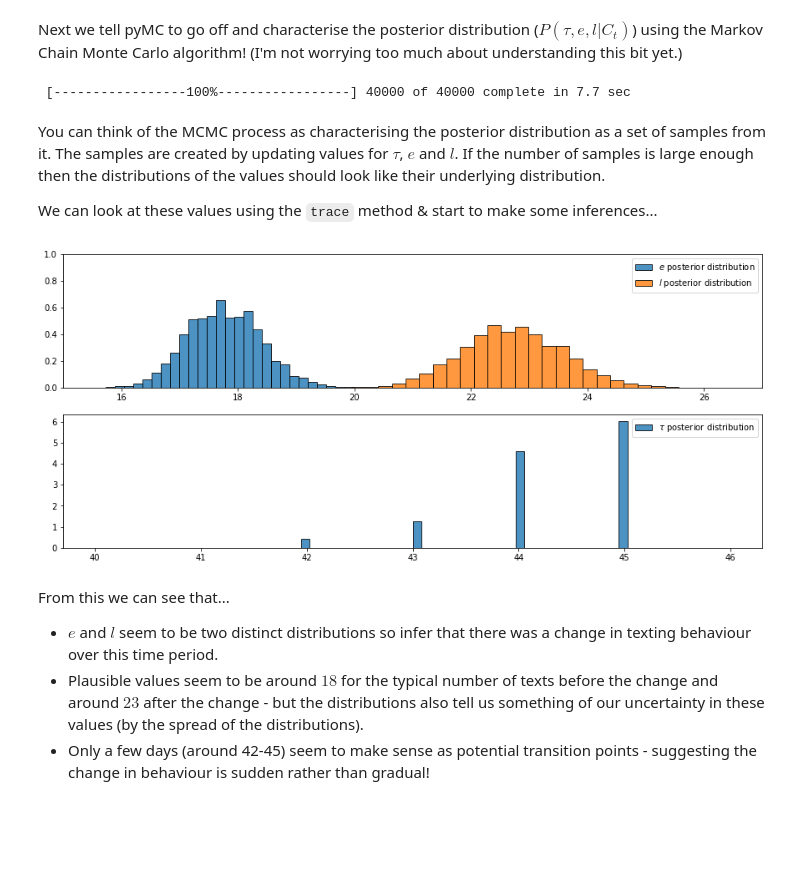
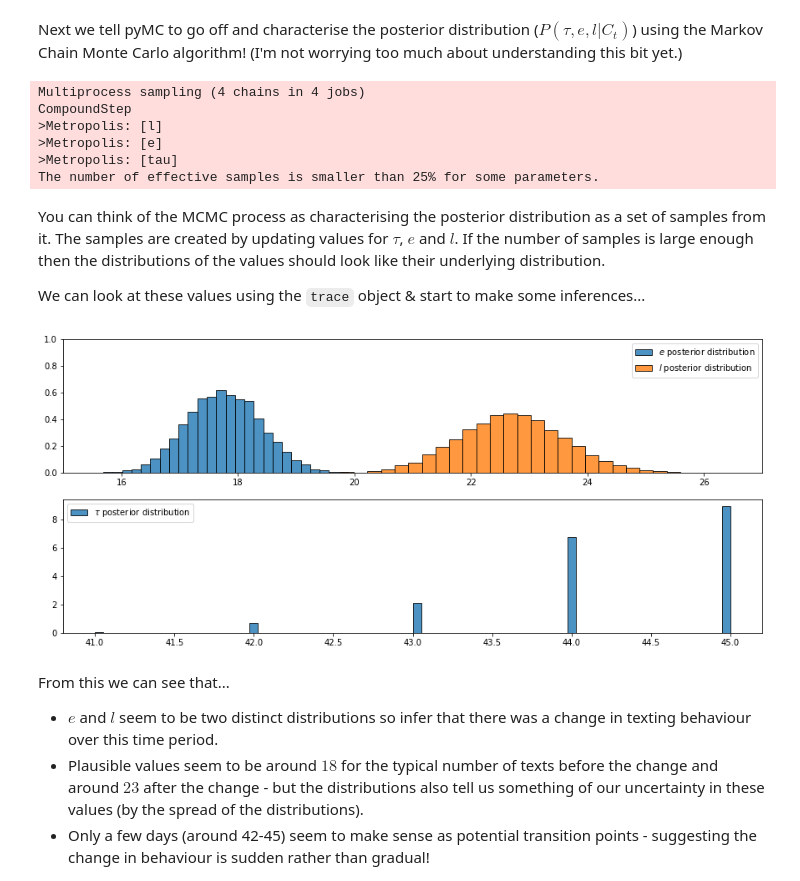
Before and after one commit to ianreah/Probabilistic-Programming-and-Bayesian-Methods-for-Hackers, a Jupyter notebook: My_Notes/Ch1 Notes.ipynb, the cells around one changed output. Saved outputs shown, nothing was run; the diff lists cells and outputs as text; code cells hidden in the pictures; blank space fills up the shorter version.

```diff
--- a/My_Notes/Ch1 Notes.ipynb
+++ b/My_Notes/Ch1 Notes.ipynb
@@ -331,12 +331,14 @@ for i, l in enumerate(lambs):
 *Given a collection of counts of daily text messages is there evidence of a change (gradual or sudden) in texting habits?*
 # %%
 data=np.loadtxt('../Chapter1_Introduction/data/txtdata.csv')
+n=len(data)
+
 plt.figure(figsize=(17,5))
-plt.bar(np.arange(len(data)), data)
+plt.bar(np.arange(n), data)
 plt.xlabel('Time (days)')
 plt.ylabel('count of text-msgs')
 
-print('n=%d' % len(data))
+print('n=%d' % n)
 # %% [output]
 n=74
 [figure]
@@ -400,56 +401,57 @@ Representing the model using PyMC:
 # %%
 r_e = r_l = 1.0 / data.mean()
 
-tau = pm.DiscreteUniform('tau', lower=0, upper=len(data))
-e = pm.Exponential('e', r_e)
-l = pm.Exponential('l', r_l)
+with pm.Model() as model:
+    tau = pm.DiscreteUniform('tau', lower=0, upper=n)
+    e = pm.Exponential('e', r_e)
+    l = pm.Exponential('l', r_l)
 
-@pm.deterministic
-def lambda_t(tau=tau, lambda_1=e, lambda_2=l):
-    out = np.zeros(len(data))
-    out[:tau] = lambda_1  # lambda before tau is lambda_1
-    out[tau:] = lambda_2  # lambda after (and including) tau is lambda_2
-    return out
+    idx = np.arange(n)
+    lambda_t = pm.math.switch(tau > idx, e, l)
 
-C_t = pm.Poisson('C_t', lambda_t, value=data, observed=True)
-
-model = pm.Model([C_t, e, l, tau])
+    C_t = pm.Poisson('C_t', lambda_t, observed=data)
 # %% [markdown]
 Next we tell pyMC to go off and characterise the posterior distribution ($P(\tau,e,l|C_t)$) using the Markov Chain Monte Carlo algorithm! (I'm not worrying too much about understanding this bit yet.)
-# %%
-mcmc = pm.MCMC(model)
-mcmc.sample(40000, 10000, 1)
-# %% [output]
- [-----------------100%-----------------] 40000 of 40000 complete in 7.7 sec
+# %%
+with model:
+    step = pm.Metropolis()
+    trace = pm.sample(10000, tune=5000,step=step)
+# %% [output]
+Multiprocess sampling (4 chains in 4 jobs)
+CompoundStep
+>Metropolis: [l]
+>Metropolis: [e]
+>Metropolis: [tau]
+The number of effective samples is smaller than 25% for some parameters.
 # %% [markdown]
 You can think of the MCMC process as characterising the posterior distribution as a set of samples from it. The samples are created by updating values for $\tau$, $e$ and $l$. If the number of samples is large enough then the distributions of the values should look like their underlying distribution.
 
-We can look at these values using the `trace` method & start to make some inferences...
+We can look at these values using the `trace` object & start to make some inferences...
 # %%
-e_samples = mcmc.trace('e')[:]
-l_samples = mcmc.trace('l')[:]
-tau_samples = mcmc.trace('tau')[:]
+e_samples = trace['e']
+l_samples = trace['l']
+tau_samples = trace['tau']
 
 min_l, max_l = (min(min(e_samples), min(l_samples)), max(max(e_samples), max(l_samples)))
 
 plt.subplots(nrows=2, ncols=1, figsize=(15,10))
 
 plt.subplot(3,1,1)
 plt.hist(e_samples, bins=30, density=True, edgecolor='k', alpha=0.8, label=r'$e$ posterior distribution')
 plt.legend()
 plt.xlim([math.floor(min_l), math.ceil(max_l)])
 plt.ylim([0,1])
 
 plt.hist(l_samples, bins=30, density=True, edgecolor='k', alpha=0.8, label=r'$l$ posterior distribution')
 plt.legend()
 plt.xlim([math.floor(min_l), math.ceil(max_l)])
 plt.ylim([0,1])
 
 plt.subplot(3,1,2)
-plt.hist(tau_samples, bins=len(data), density=True, edgecolor='k', alpha=0.8, label=r'$\tau$ posterior distribution')
+plt.hist(tau_samples, bins=n, density=True, edgecolor='k', alpha=0.8, label=r'$\tau$ posterior distribution')
 plt.legend();
 # %% [output]
-[figure, old version]
+[figure, new version]
 # %% [markdown]
 From this we can see that...
 
```
Also changed, not shown: parts of 3 cells of this notebook, 1 other file.
